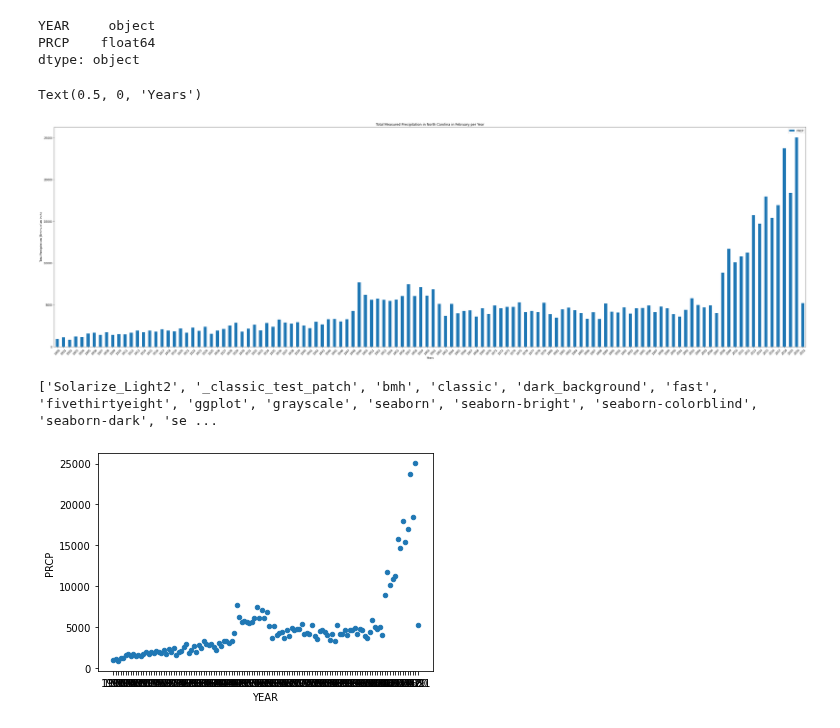
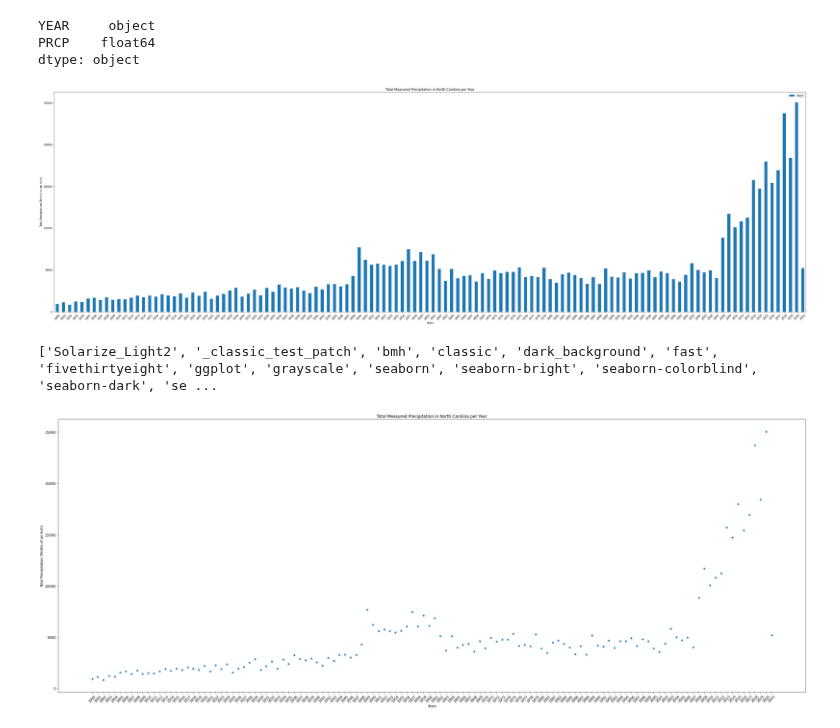
Before and after one commit to 1der4k/Data_Analysis_Project_1, a Jupyter notebook: NC_Precipitation.ipynb, the cells around one changed output. Drawn from its saved outputs; the diff is of its cells as text; code cells hidden in the pictures.

Commit message:
added title and labels, and formatted scatter plot

```diff
--- a/NC_Precipitation.ipynb
+++ b/NC_Precipitation.ipynb
@@ -182,15 +176,16 @@ dtype: object
 
 bar_prec = total_annual_prec_df.plot(kind="bar", figsize = (50,15))
 
-plt.title("Total Measured Precipitation in North Carolina in February per Year")
+plt.title("Total Measured Precipitation in North Carolina per Year")
 
 bar_prec.set_xticklabels(total_annual_prec_df["YEAR"], rotation = 45)
 
 plt.ylabel("Total Precipitation (Tenths of an Inch)")
 
 plt.xlabel("Years")
+
+plt.show()
 # %% [output]
-Text(0.5, 0, 'Years')
 [figure]
 # %%
 # matplotlib available styles
@@ -198,9 +193,19 @@ Text(0.5, 0, 'Years')
 print(plt.style.available)
 # %% [output]
 ['Solarize_Light2', '_classic_test_patch', 'bmh', 'classic', 'dark_background', 'fast', 'fivethirtyeight', 'ggplot', 'grayscale', 'seaborn', 'seaborn-bright', 'seaborn-colorblind', 'seaborn-dark', 'se ...
-# %%
-# Plot scatter plot
-
-scatter_prec = total_annual_prec_df.plot.scatter(x="YEAR", y="PRCP")
-# %% [output]
-[figure, removed]
+# %%
+# Plot scatter plot
+
+scatter_prec = total_annual_prec_df.plot(kind="scatter", x="YEAR", y="PRCP", figsize = (40,15))
+
+plt.title("Total Measured Precipitation in North Carolina per Year")
+
+scatter_prec.set_xticklabels(total_annual_prec_df["YEAR"], rotation = 45)
+
+plt.ylabel("Total Precipitation (Tenths of an Inch)")
+
+plt.xlabel("Years")
+
+plt.show()
+# %% [output]
+[figure, added]
```
Also changed, not shown: parts of 1 cell of this notebook.
